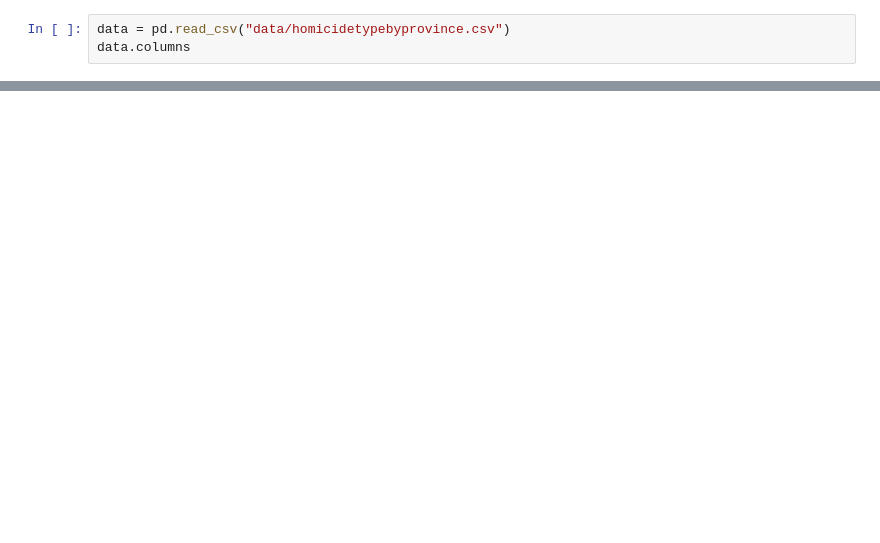
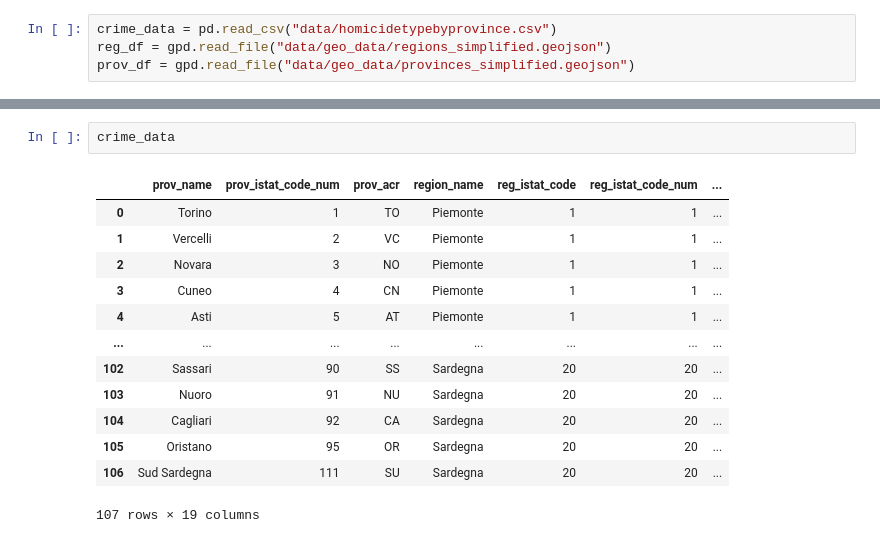
Before and after one commit to gzanier/omdena_sar_Model, a Jupyter notebook: modeling.ipynb, the cells around one changed output, grey strips where cells are left out. Cells and saved outputs as stored; diff of their text form; blank space fills up the shorter version.

Commit message:
Preparation of data

```diff
--- a/modeling.ipynb
+++ b/modeling.ipynb
@@ -15,3 +23,4 @@ from pysal.lib import weights
 # %%
-data = pd.read_csv("data/homicidetypebyprovince.csv")
-data.columns
+crime_data = pd.read_csv("data/homicidetypebyprovince.csv")
+reg_df = gpd.read_file("data/geo_data/regions_simplified.geojson")
+prov_df = gpd.read_file("data/geo_data/provinces_simplified.geojson")
@@ -24,0 +51,16 @@ Index(['prov_name', 'prov_istat_code_num', 'prov_acr', 'region_name',
+# %%
+crime_data
+# %% [output]
+|  | prov_name | prov_istat_code_num | prov_acr | region_name | reg_istat_code | reg_istat_code_num | ... |
+| 0 | Torino | 1 | TO | Piemonte | 1 | 1 | ... |
+| 1 | Vercelli | 2 | VC | Piemonte | 1 | 1 | ... |
+| 2 | Novara | 3 | NO | Piemonte | 1 | 1 | ... |
+| 3 | Cuneo | 4 | CN | Piemonte | 1 | 1 | ... |
+| 4 | Asti | 5 | AT | Piemonte | 1 | 1 | ... |
+| ... | ... | ... | ... | ... | ... | ... | ... |
+| 102 | Sassari | 90 | SS | Sardegna | 20 | 20 | ... |
+| 103 | Nuoro | 91 | NU | Sardegna | 20 | 20 | ... |
+| 104 | Cagliari | 92 | CA | Sardegna | 20 | 20 | ... |
+| 105 | Oristano | 95 | OR | Sardegna | 20 | 20 | ... |
+| 106 | Sud Sardegna | 111 | SU | Sardegna | 20 | 20 | ... |
+107 rows × 19 columns
```
Also changed, not shown: parts of 16 cells of this notebook.
